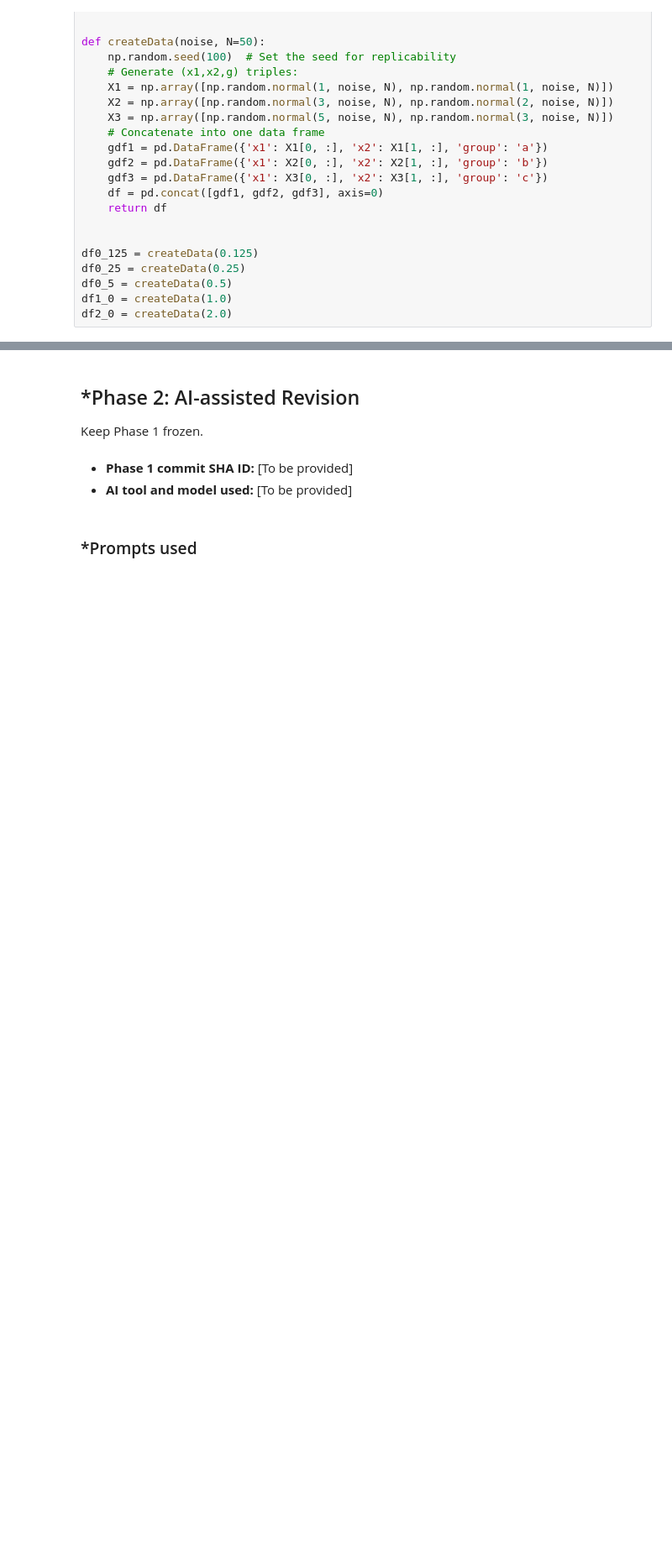
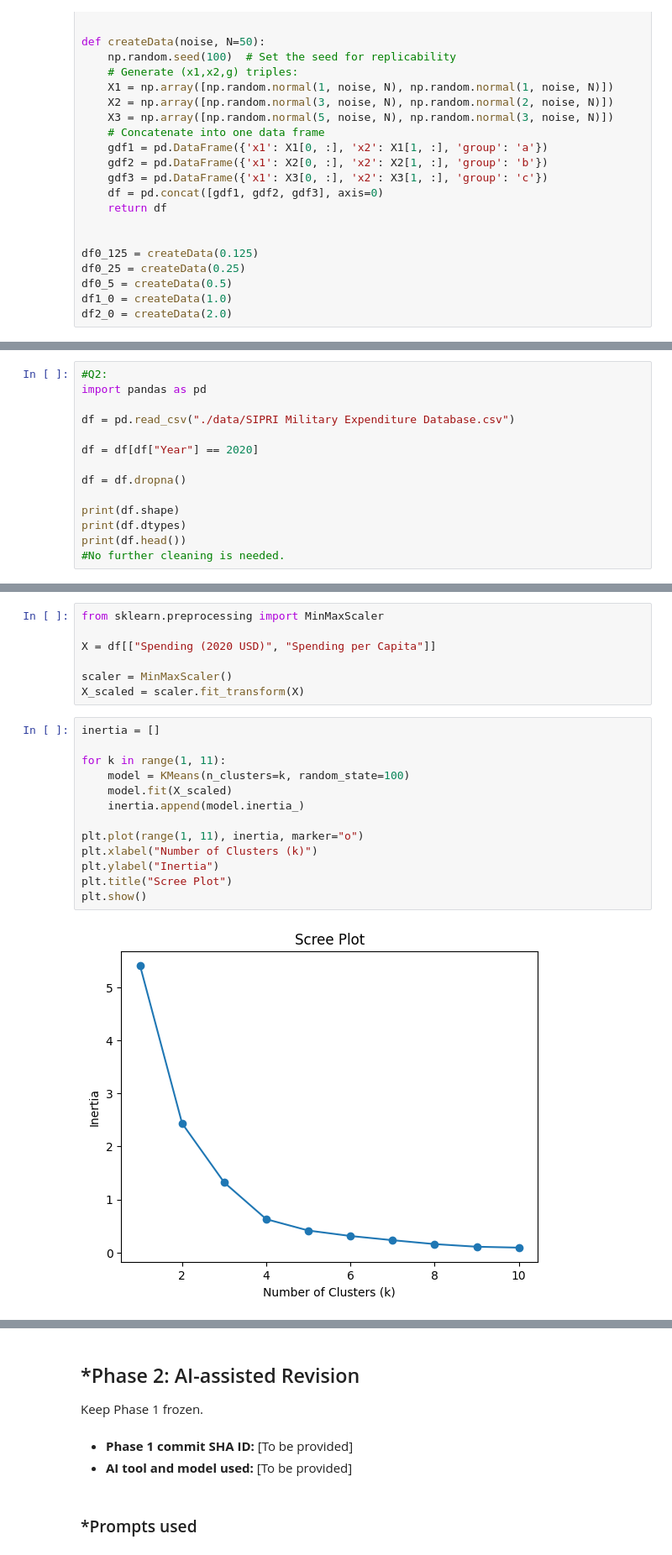
Before and after one commit to petercao135/A04-clustering, a Jupyter notebook: notebook.ipynb, the cells around one changed output, grey strips where cells are left out. Shown at 84% size. Saved outputs shown, nothing was run; the diff lists cells and outputs as text; blank space fills up the shorter version.

```diff
--- a/notebook.ipynb
+++ b/notebook.ipynb
@@ -84,0 +138,14 @@ hello
+# %%
+#Q2:
+import pandas as pd
+
+df = pd.read_csv("./data/SIPRI Military Expenditure Database.csv")
+
+df = df[df["Year"] == 2020]
+
+df = df.dropna()
+
+print(df.shape)
+print(df.dtypes)
+print(df.head())
+#No further cleaning is needed.
@@ -84,0 +170,22 @@ hello
+# %%
+from sklearn.preprocessing import MinMaxScaler
+
+X = df[["Spending (2020 USD)", "Spending per Capita"]]
+
+scaler = MinMaxScaler()
+X_scaled = scaler.fit_transform(X)
+# %%
+inertia = []
+
+for k in range(1, 11):
+    model = KMeans(n_clusters=k, random_state=100)
+    model.fit(X_scaled)
+    inertia.append(model.inertia_)
+
+plt.plot(range(1, 11), inertia, marker="o")
+plt.xlabel("Number of Clusters (k)")
+plt.ylabel("Inertia")
+plt.title("Scree Plot")
+plt.show()
+# %% [output]
+[figure, added]
```
Also changed, not shown: parts of 30 cells of this notebook.
